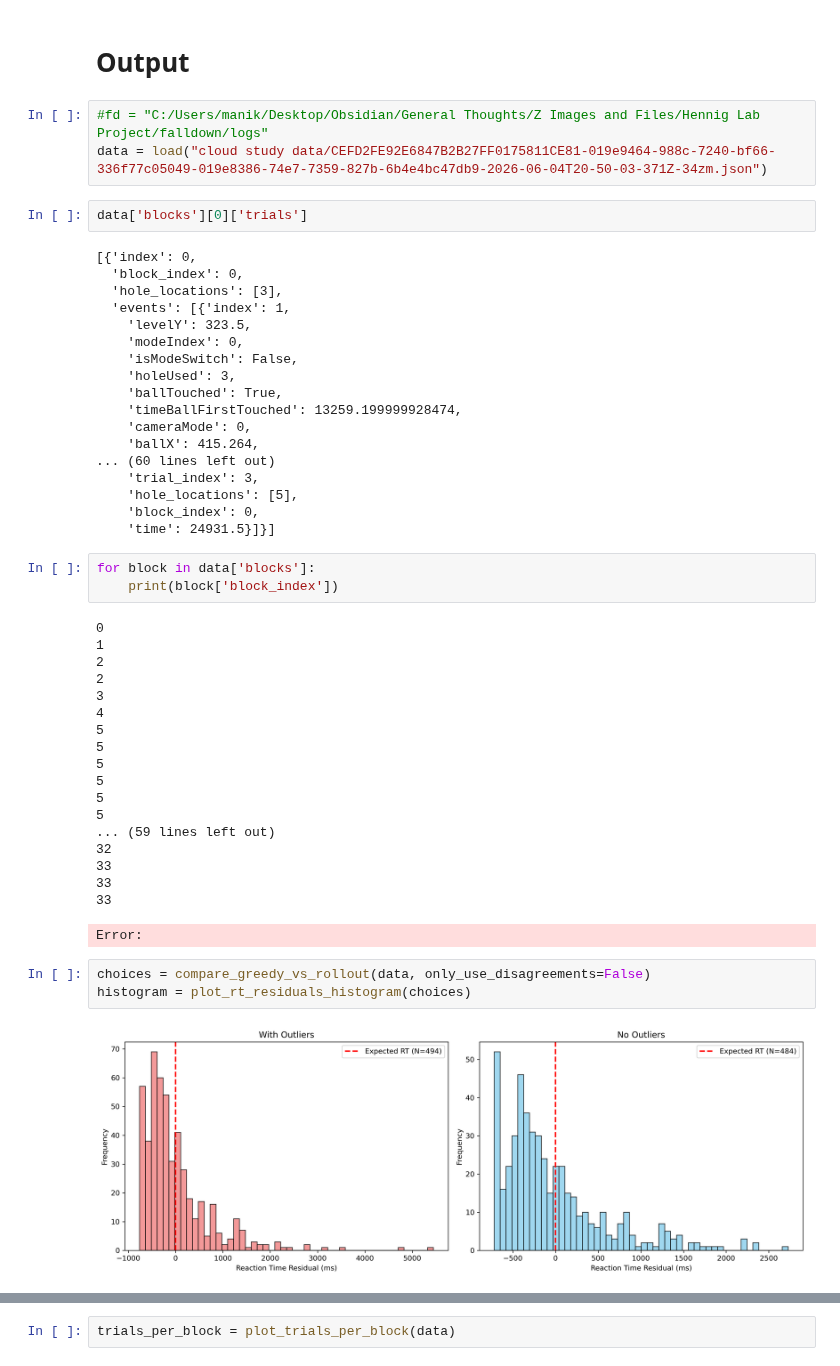
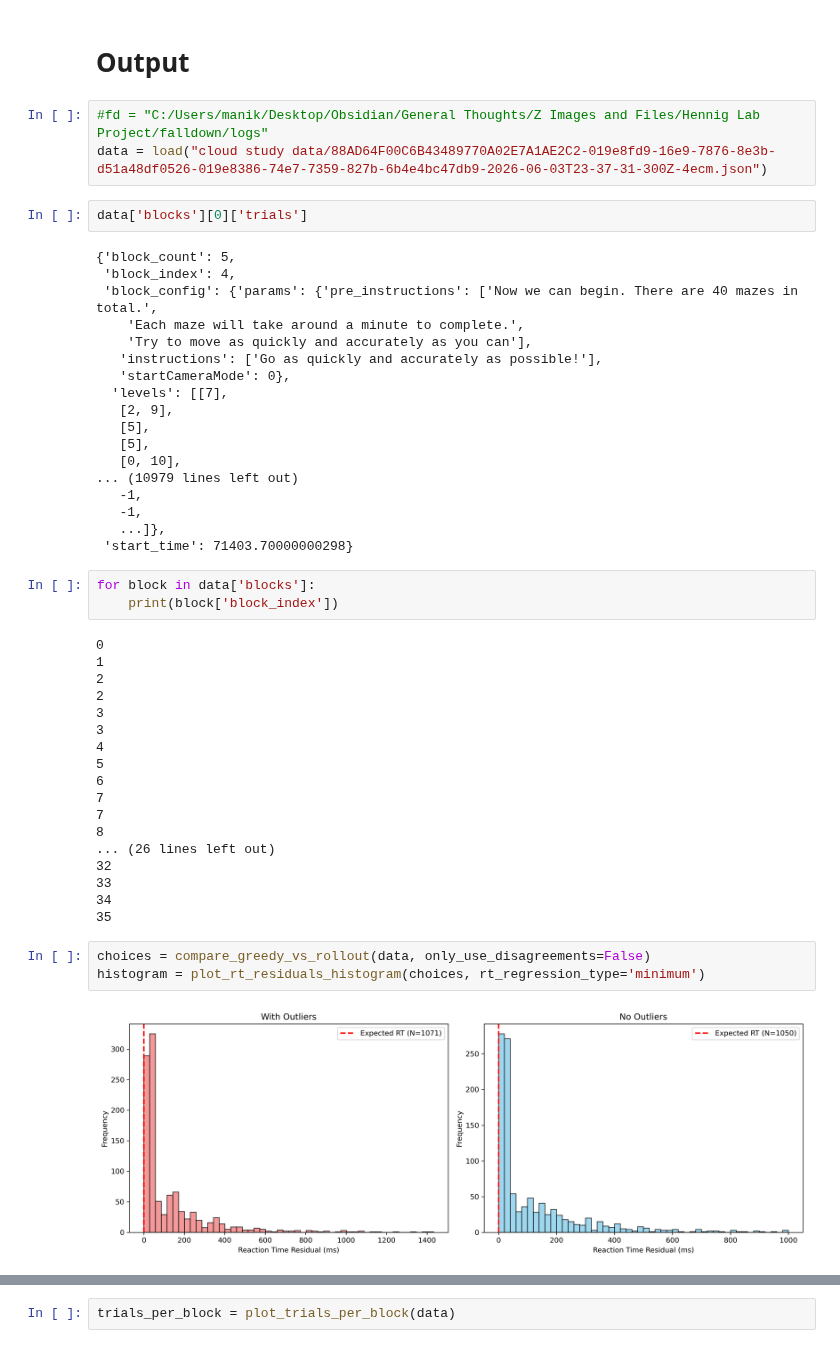
Before and after one commit to mobeets/falldown, a Jupyter notebook: analysis/checking_data_validity.ipynb, the cells around one changed output, grey strips where cells are left out. Saved outputs shown, nothing was run; the diff lists cells and outputs as text.

```diff
--- a/analysis/checking_data_validity.ipynb
+++ b/analysis/checking_data_validity.ipynb
@@ -385,27 +385,27 @@ clean_participant_data = merge_participant_files('./cloud study data', '09068BB9
 # Output
 # %%
 #fd = "C:/Users/manik/Desktop/Obsidian/General Thoughts/Z Images and Files/Hennig Lab Project/falldown/logs"
-data = load("cloud study data/CEFD2FE92E6847B2B27FF0175811CE81-019e9464-988c-7240-bf66-336f77c05049-019e8386-74e7-7359-827b-6b4e4bc47db9-2026-06-04T20-50-03-371Z-34zm.json")
+data = load("cloud study data/88AD64F00C6B43489770A02E7A1AE2C2-019e8fd9-16e9-7876-8e3b-d51a48df0526-019e8386-74e7-7359-827b-6b4e4bc47db9-2026-06-03T23-37-31-300Z-4ecm.json")
 # %%
 data['blocks'][0]['trials']
 # %% [output]
-[{'index': 0,
-  'block_index': 0,
-  'hole_locations': [3],
-  'events': [{'index': 1,
-    'levelY': 323.5,
-    'modeIndex': 0,
-    'isModeSwitch': False,
-    'holeUsed': 3,
-    'ballTouched': True,
-    'timeBallFirstTouched': 13259.199999928474,
-    'cameraMode': 0,
-    'ballX': 415.264,
-... (60 lines left out)
-    'trial_index': 3,
-    'hole_locations': [5],
-    'block_index': 0,
-    'time': 24931.5}]}]
+{'block_count': 5,
+ 'block_index': 4,
+ 'block_config': {'params': {'pre_instructions': ['Now we can begin. There are 40 mazes in total.',
+    'Each maze will take around a minute to complete.',
+    'Try to move as quickly and accurately as you can'],
+   'instructions': ['Go as quickly and accurately as possible!'],
+   'startCameraMode': 0},
+  'levels': [[7],
+   [2, 9],
+   [5],
+   [5],
+   [0, 10],
+... (10979 lines left out)
+   -1,
+   -1,
+   ...]},
+ 'start_time': 71403.70000000298}
 # %%
 for block in data['blocks']:
     print(block['block_index'])
@@ -415,24 +415,23 @@ for block in data['blocks']:
 2
 2
 3
+3
 4
 5
-5
-5
-5
-5
-5
-... (59 lines left out)
+6
+7
+7
+8
+... (26 lines left out)
 32
 33
-33
-33
+34
+35
-Error:
 # %%
 choices = compare_greedy_vs_rollout(data, only_use_disagreements=False)
-histogram = plot_rt_residuals_histogram(choices)
+histogram = plot_rt_residuals_histogram(choices, rt_regression_type='minimum')
 # %% [output]
-[figure, old version]
+[figure, new version]
 # %%
 plot_switch_distribution(data)
 # %% [output]
```
Also changed, not shown: parts of 2 cells of this notebook, 1 other file.
